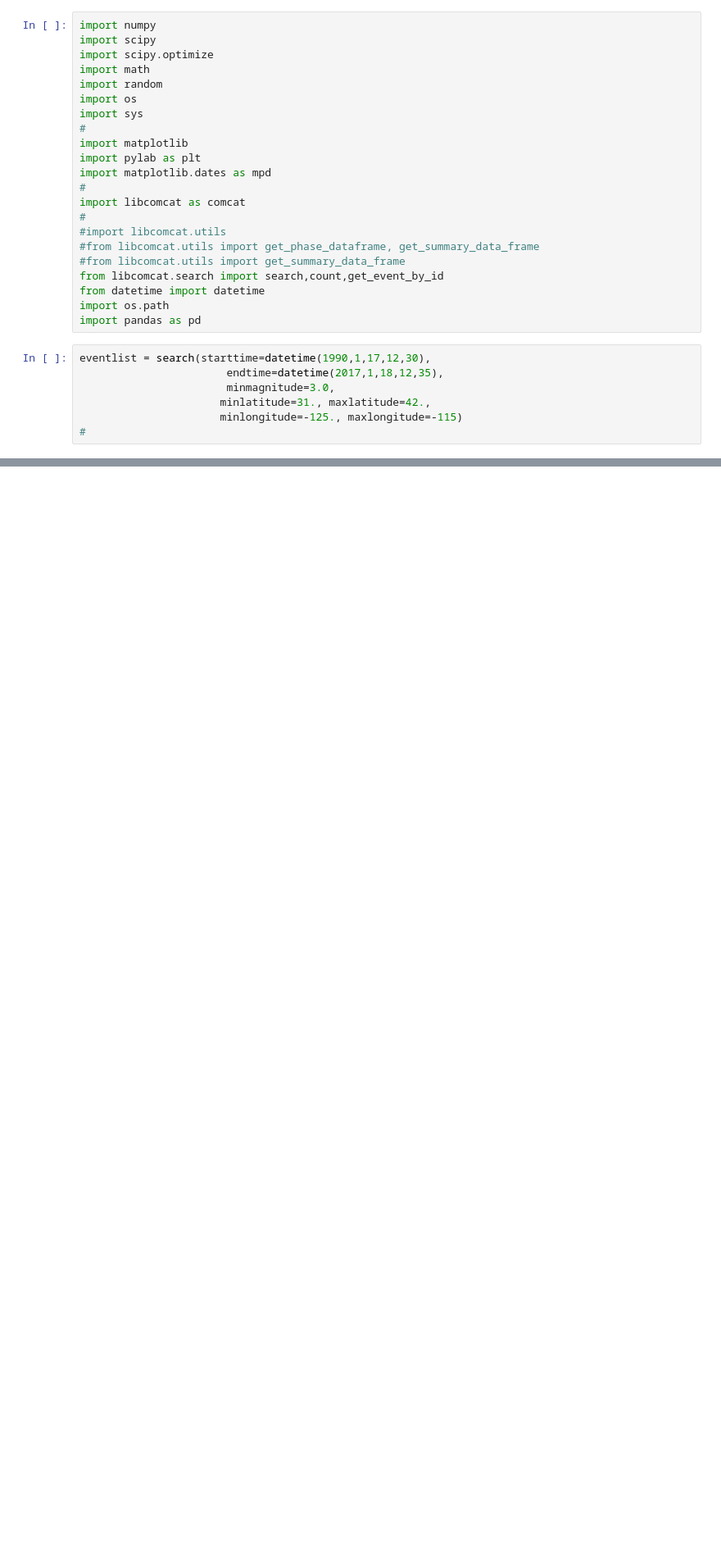
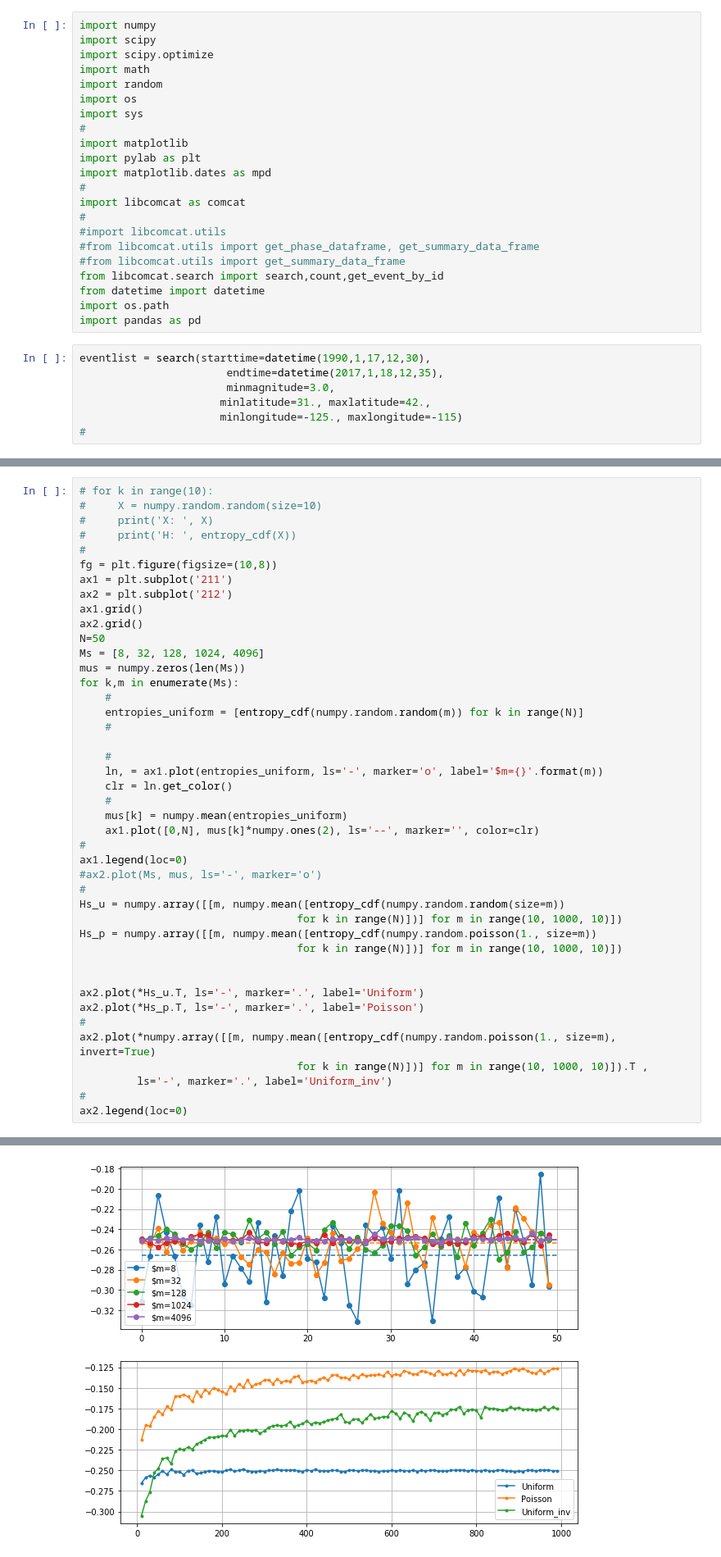
Before and after one commit to markyoder/earthquakes_and_entropy, a Jupyter notebook: interval_entropy.ipynb, the cells around one changed output, grey strips where cells are left out. Shown: that part at 82% size. Cells and saved outputs as stored; diff of their text form; blank space fills up the shorter version.

```diff
--- a/interval_entropy.ipynb
+++ b/interval_entropy.ipynb
@@ -71,0 +121,44 @@ SyntaxError: invalid syntax (<ipython-input-7-35fa0235729b>, line 7)
+# %%
+# for k in range(10):
+#     X = numpy.random.random(size=10)
+#     print('X: ', X)
+#     print('H: ', entropy_cdf(X))
+#
+fg = plt.figure(figsize=(10,8))
+ax1 = plt.subplot('211')
+ax2 = plt.subplot('212')
+ax1.grid()
+ax2.grid()
+N=50
+Ms = [8, 32, 128, 1024, 4096]
+mus = numpy.zeros(len(Ms))
+for k,m in enumerate(Ms):
+    #
+    entropies_uniform = [entropy_cdf(numpy.random.random(m)) for k in range(N)]
+    #
+
+    #
+    ln, = ax1.plot(entropies_uniform, ls='-', marker='o', label='$m={}'.format(m))
+    clr = ln.get_color()
+    #
+    mus[k] = numpy.mean(entropies_uniform)
+    ax1.plot([0,N], mus[k]*numpy.ones(2), ls='--', marker='', color=clr)
+#
+ax1.legend(loc=0)
+#ax2.plot(Ms, mus, ls='-', marker='o')
+#
+Hs_u = numpy.array([[m, numpy.mean([entropy_cdf(numpy.random.random(size=m))
+                                  for k in range(N)])] for m in range(10, 1000, 10)])
+Hs_p = numpy.array([[m, numpy.mean([entropy_cdf(numpy.random.poisson(1., size=m))
+                                  for k in range(N)])] for m in range(10, 1000, 10)])
+
+
+ax2.plot(*Hs_u.T, ls='-', marker='.', label='Uniform')
+ax2.plot(*Hs_p.T, ls='-', marker='.', label='Poisson')
+#
+ax2.plot(*numpy.array([[m, numpy.mean([entropy_cdf(numpy.random.poisson(1., size=m), invert=True)
+                                  for k in range(N)])] for m in range(10, 1000, 10)]).T ,
+         ls='-', marker='.', label='Uniform_inv')
+#
+ax2.legend(loc=0)
+# %% [output]
@@ -71,0 +166 @@ SyntaxError: invalid syntax (<ipython-input-7-35fa0235729b>, line 7)
+[figure, added]
```
Also changed, not shown: parts of 7 cells of this notebook.
